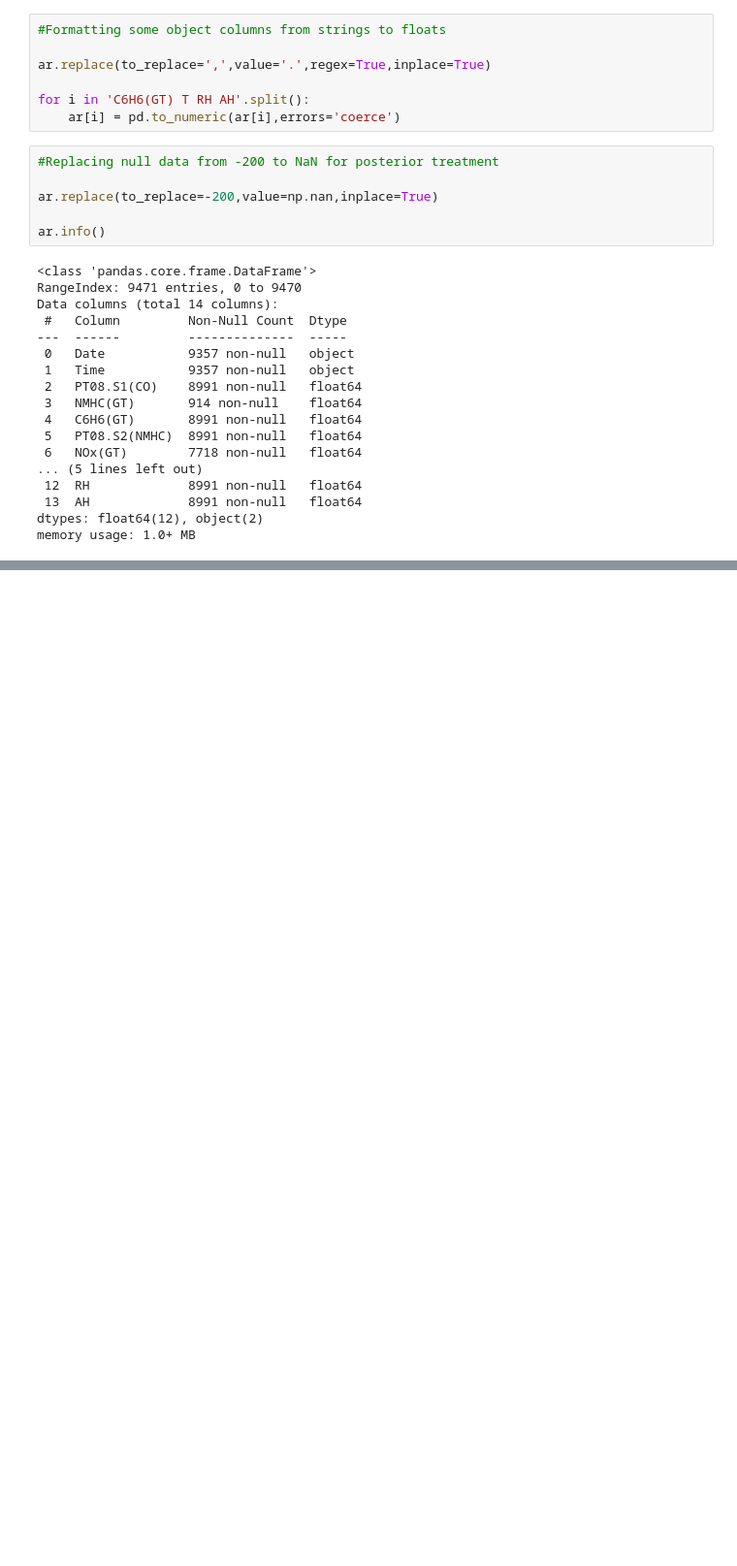
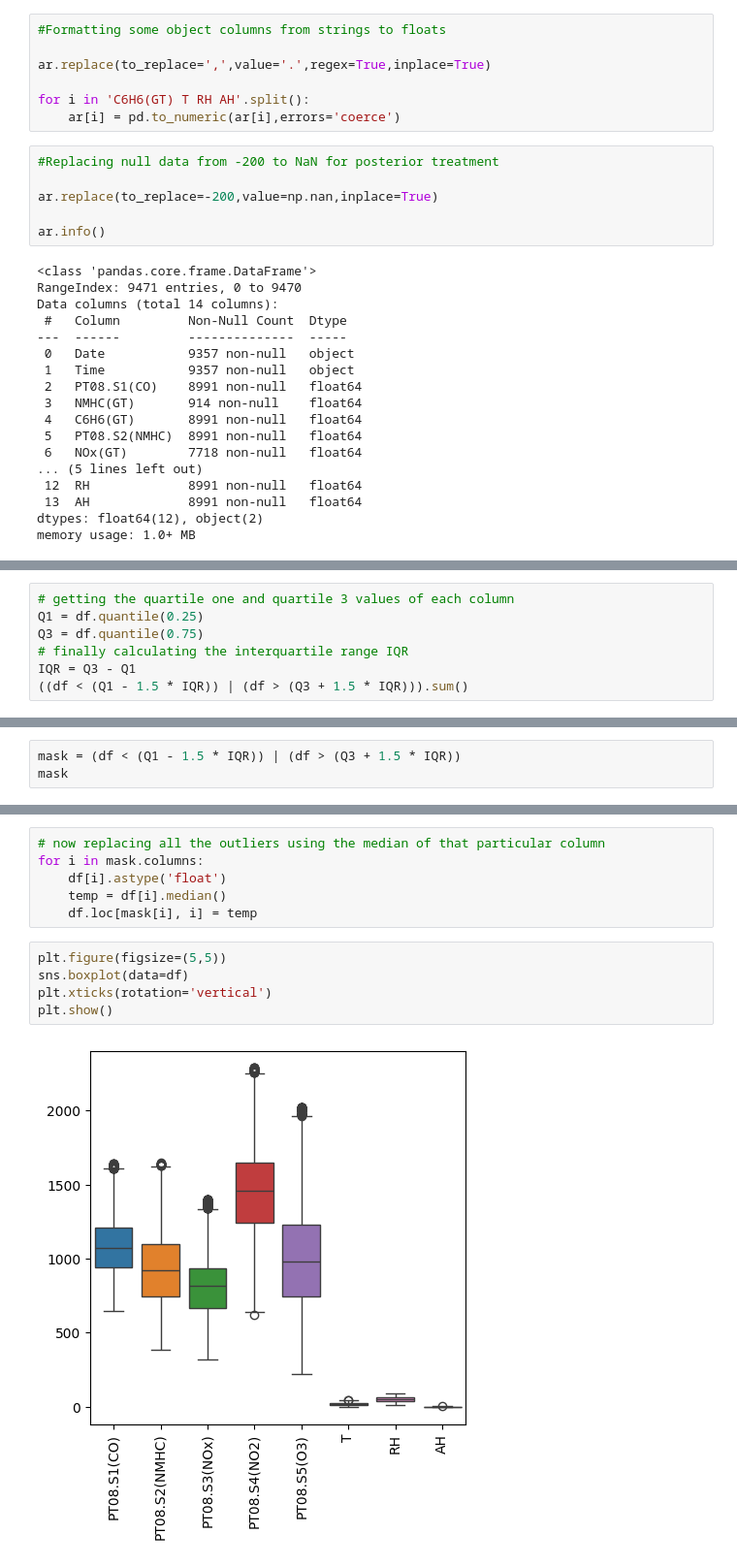
Before and after one commit to pwzzy6/AM170b, a Jupyter notebook: DataAnalyze.ipynb, the cells around one changed output, grey strips where cells are left out. Shown at 97% size. Drawn from its saved outputs; the diff is of its cells as text; blank space fills up the shorter version.

```diff
--- a/DataAnalyze.ipynb
+++ b/DataAnalyze.ipynb
@@ -146,0 +231,7 @@ nan_percent_df
+# %%
+# getting the quartile one and quartile 3 values of each column
+Q1 = df.quantile(0.25)
+Q3 = df.quantile(0.75)
+# finally calculating the interquartile range IQR
+IQR = Q3 - Q1
+((df < (Q1 - 1.5 * IQR)) | (df > (Q3 + 1.5 * IQR))).sum()
@@ -146,0 +248,3 @@ nan_percent_df
+# %%
+mask = (df < (Q1 - 1.5 * IQR)) | (df > (Q3 + 1.5 * IQR))
+mask
@@ -146,0 +265,13 @@ nan_percent_df
+# %%
+# now replacing all the outliers using the median of that particular column
+for i in mask.columns:
+    df[i].astype('float')
+    temp = df[i].median()
+    df.loc[mask[i], i] = temp
+# %%
+plt.figure(figsize=(5,5))
+sns.boxplot(data=df)
+plt.xticks(rotation='vertical')
+plt.show()
+# %% [output]
+[figure, added]
```
Also changed, not shown: parts of 14 cells of this notebook.
